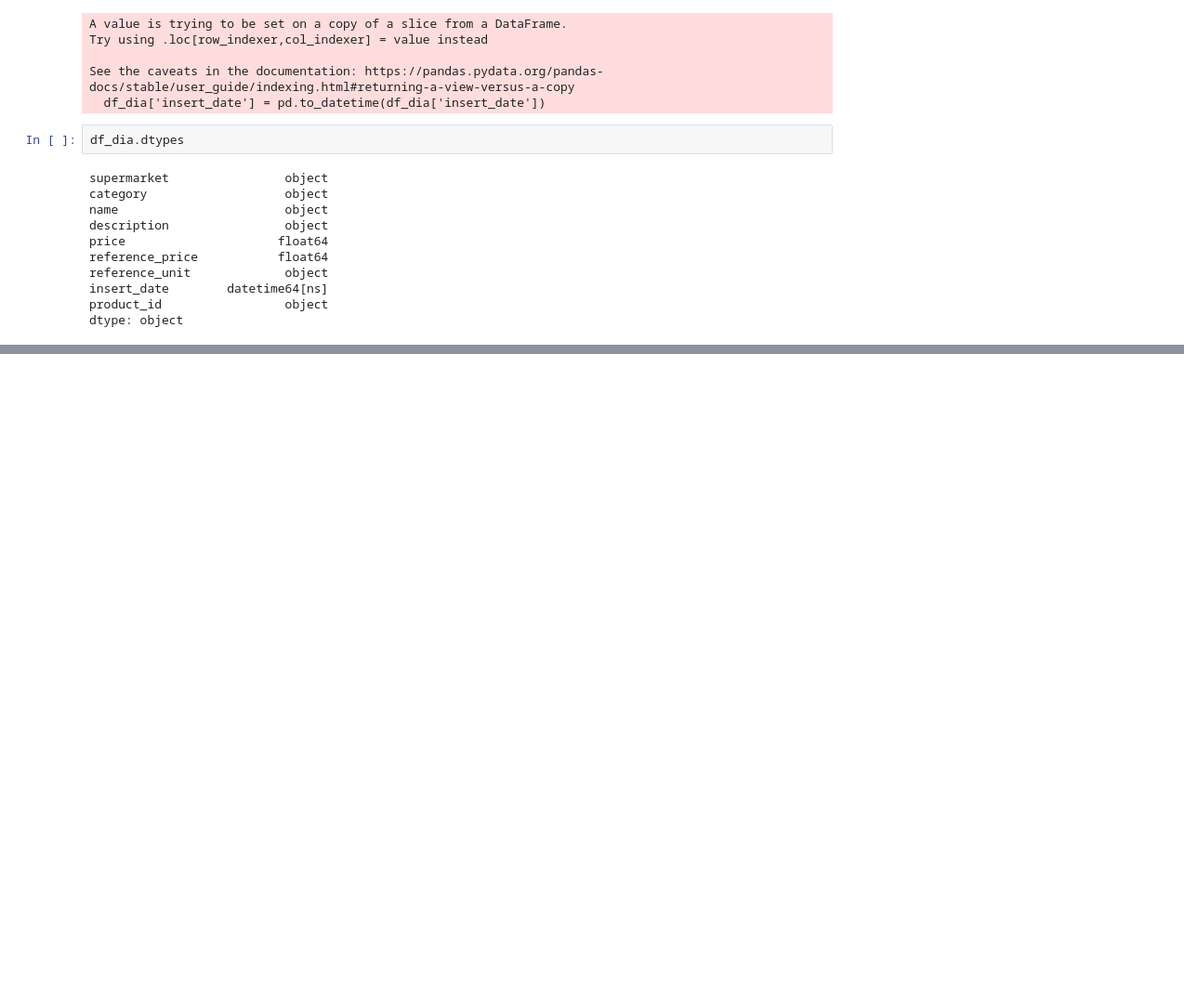
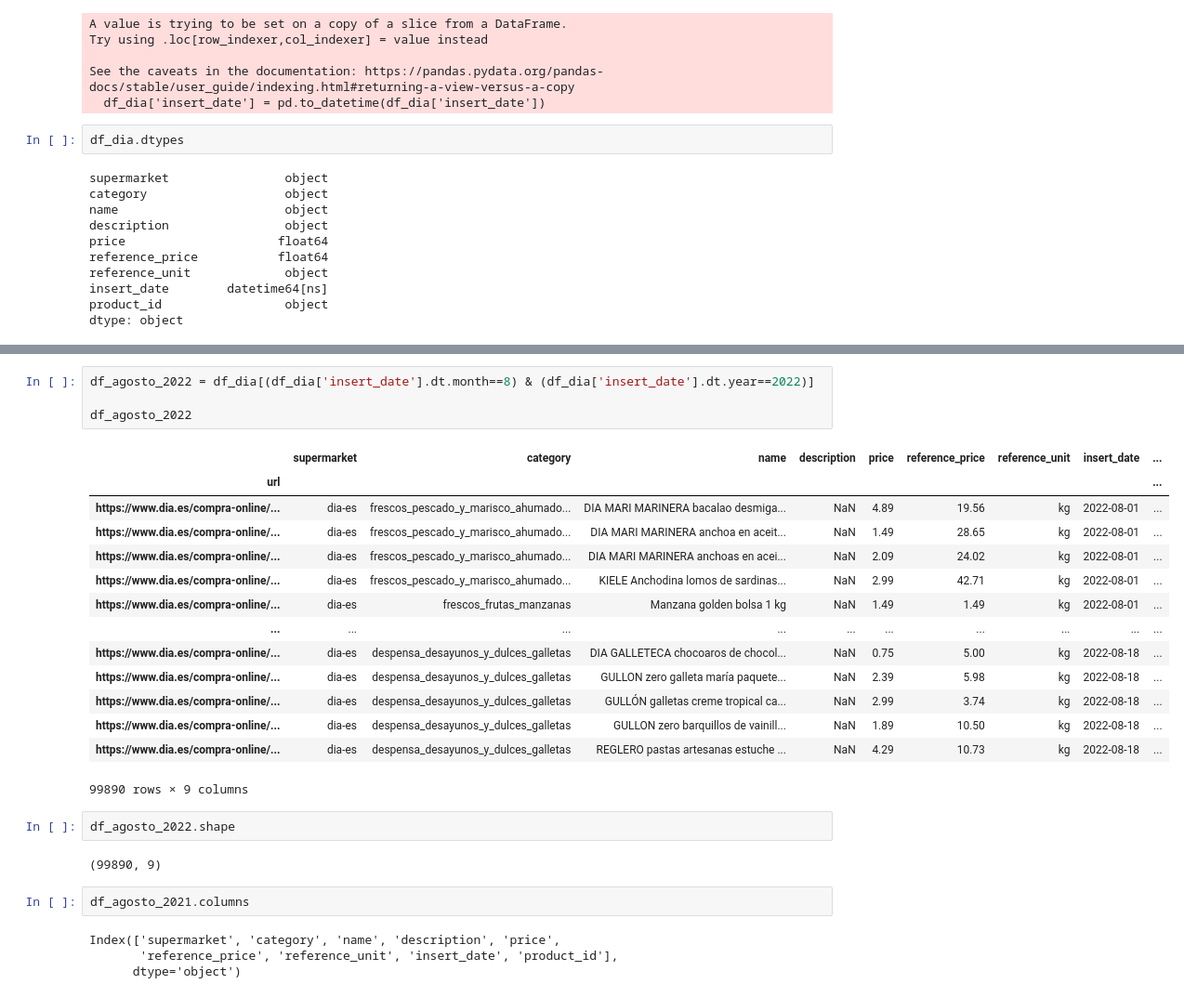
Before and after one commit to juanmolera/ETL-project, a Jupyter notebook: notebooks/0-eda.ipynb, the cells around one changed output, grey strips where cells are left out. Shown at 93% size. Saved outputs shown, nothing was run; the diff lists cells and outputs as text; blank space fills up the shorter version.

```diff
--- a/notebooks/0-eda.ipynb
+++ b/notebooks/0-eda.ipynb
@@ -122,0 +155,29 @@ df_agosto.shape
+# %%
+df_agosto_2022 = df_dia[(df_dia['insert_date'].dt.month==8) & (df_dia['insert_date'].dt.year==2022)]
+
+df_agosto_2022
+# %% [output]
+|  | supermarket | category | name | description | price | reference_price | reference_unit | insert_date | ... |
+| url |  |  |  |  |  |  |  |  | ... |
+| https://www.dia.es/compra-online/... | dia-es | frescos_pescado_y_marisco_ahumado... | DIA MARI MARINERA bacalao desmiga... | NaN | 4.89 | 19.56 | kg | 2022-08-01 | ... |
+| https://www.dia.es/compra-online/... | dia-es | frescos_pescado_y_marisco_ahumado... | DIA MARI MARINERA anchoa en aceit... | NaN | 1.49 | 28.65 | kg | 2022-08-01 | ... |
+| https://www.dia.es/compra-online/... | dia-es | frescos_pescado_y_marisco_ahumado... | DIA MARI MARINERA anchoas en acei... | NaN | 2.09 | 24.02 | kg | 2022-08-01 | ... |
+| https://www.dia.es/compra-online/... | dia-es | frescos_pescado_y_marisco_ahumado... | KIELE Anchodina lomos de sardinas... | NaN | 2.99 | 42.71 | kg | 2022-08-01 | ... |
+| https://www.dia.es/compra-online/... | dia-es | frescos_frutas_manzanas | Manzana golden bolsa 1 kg | NaN | 1.49 | 1.49 | kg | 2022-08-01 | ... |
+| ... | ... | ... | ... | ... | ... | ... | ... | ... | ... |
+| https://www.dia.es/compra-online/... | dia-es | despensa_desayunos_y_dulces_galletas | DIA GALLETECA chocoaros de chocol... | NaN | 0.75 | 5.00 | kg | 2022-08-18 | ... |
+| https://www.dia.es/compra-online/... | dia-es | despensa_desayunos_y_dulces_galletas | GULLON zero galleta maría paquete... | NaN | 2.39 | 5.98 | kg | 2022-08-18 | ... |
+| https://www.dia.es/compra-online/... | dia-es | despensa_desayunos_y_dulces_galletas | GULLÓN galletas creme tropical ca... | NaN | 2.99 | 3.74 | kg | 2022-08-18 | ... |
+| https://www.dia.es/compra-online/... | dia-es | despensa_desayunos_y_dulces_galletas | GULLON zero barquillos de vainill... | NaN | 1.89 | 10.50 | kg | 2022-08-18 | ... |
+| https://www.dia.es/compra-online/... | dia-es | despensa_desayunos_y_dulces_galletas | REGLERO pastas artesanas estuche ... | NaN | 4.29 | 10.73 | kg | 2022-08-18 | ... |
+99890 rows × 9 columns
+# %%
+df_agosto_2022.shape
+# %% [output]
+(99890, 9)
+# %%
+df_agosto_2021.columns
+# %% [output]
+Index(['supermarket', 'category', 'name', 'description', 'price',
+       'reference_price', 'reference_unit', 'insert_date', 'product_id'],
+      dtype='object')
```
Also changed, not shown: parts of 19 cells of this notebook, 2 other files.
